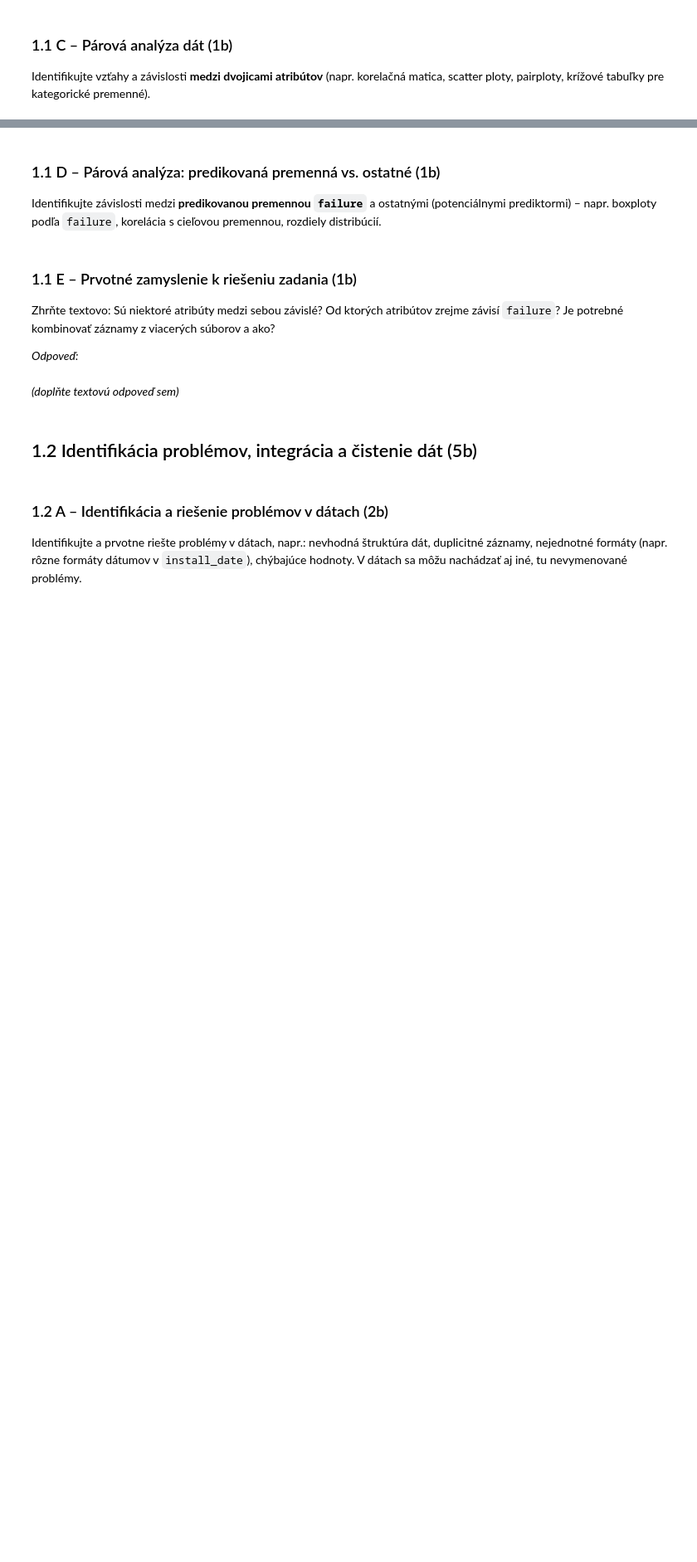
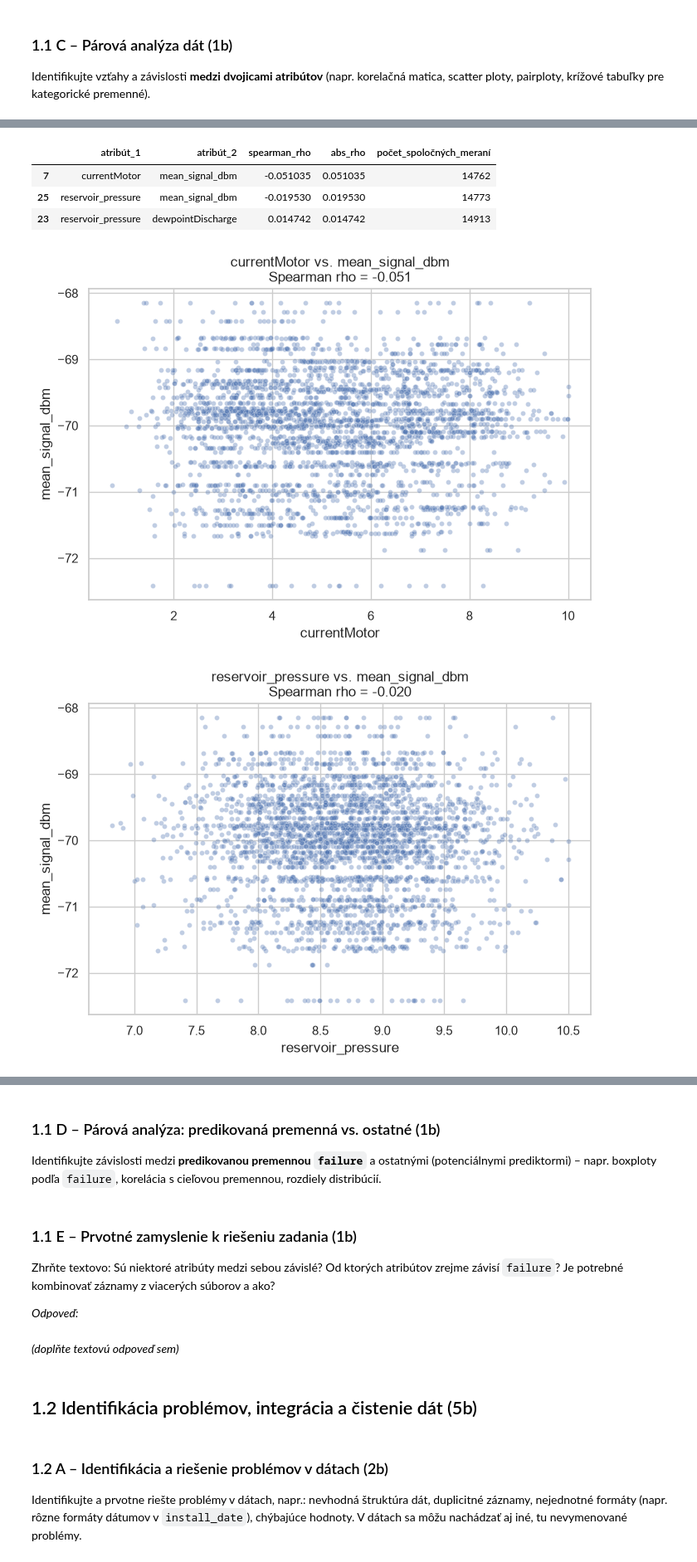
Before and after one commit to samuel-ivan05/IAU_zadanie, a Jupyter notebook: IAU-project.ipynb, the cells around one changed output, grey strips where cells are left out. Shown at 83% size. Saved outputs shown, nothing was run; the diff lists cells and outputs as text; code cells hidden in the pictures; blank space fills up the shorter version.

```diff
--- a/IAU-project.ipynb
+++ b/IAU-project.ipynb
@@ -342,0 +489,63 @@ Identifikujte vzťahy a závislosti **medzi dvojicami atribútov** (napr. korela
+# %%
+# --- Výber najsilnejších párov podľa Spearmanovej korelácie ---
+
+pairs = []
+
+cols = list(pair_num.columns)
+
+for i, col1 in enumerate(cols):
+    for col2 in cols[i + 1:]:
+        rho = corr_spearman.loc[col1, col2]
+        n_valid = pair_num[[col1, col2]].dropna().shape[0]
+
+        if pd.notna(rho) and n_valid >= 50:
+            pairs.append({
+                "atribút_1": col1,
+                "atribút_2": col2,
+                "spearman_rho": rho,
+                "abs_rho": abs(rho),
+                "počet_spoločných_meraní": n_valid
+            })
+
+top_pairs = (
+    pd.DataFrame(pairs)
+    .sort_values("abs_rho", ascending=False)
+    .head(3)
+)
+
+display(top_pairs)
+
+# Bodové grafy troch najsilnejších dvojíc
+for _, pair in top_pairs.iterrows():
+    x = pair["atribút_1"]
+    y = pair["atribút_2"]
+
+    plot_data = pair_num[[x, y]].dropna()
+
+    # Pri veľkom počte bodov použijeme náhodnú vzorku,
+    # aby graf zostal dobre čitateľný.
+    if len(plot_data) > 3000:
+        plot_data = plot_data.sample(3000, random_state=42)
+
+    plt.figure(figsize=(7, 5))
+    sns.scatterplot(
+        data=plot_data,
+        x=x,
+        y=y,
+        alpha=0.35,
+        s=18
+    )
+
+    plt.title(
+        f"{x} vs. {y}\n"
+        f"Spearman rho = {pair['spearman_rho']:.3f}"
+    )
+    plt.tight_layout()
+    plt.show()
+# %% [output]
+|  | atribút_1 | atribút_2 | spearman_rho | abs_rho | počet_spoločných_meraní |
+| 7 | currentMotor | mean_signal_dbm | -0.051035 | 0.051035 | 14762 |
+| 25 | reservoir_pressure | mean_signal_dbm | -0.019530 | 0.019530 | 14773 |
+| 23 | reservoir_pressure | dewpointDischarge | 0.014742 | 0.014742 | 14913 |
+[figure, added]
+[figure, added]
```
Also changed, not shown: parts of 12 cells of this notebook.
